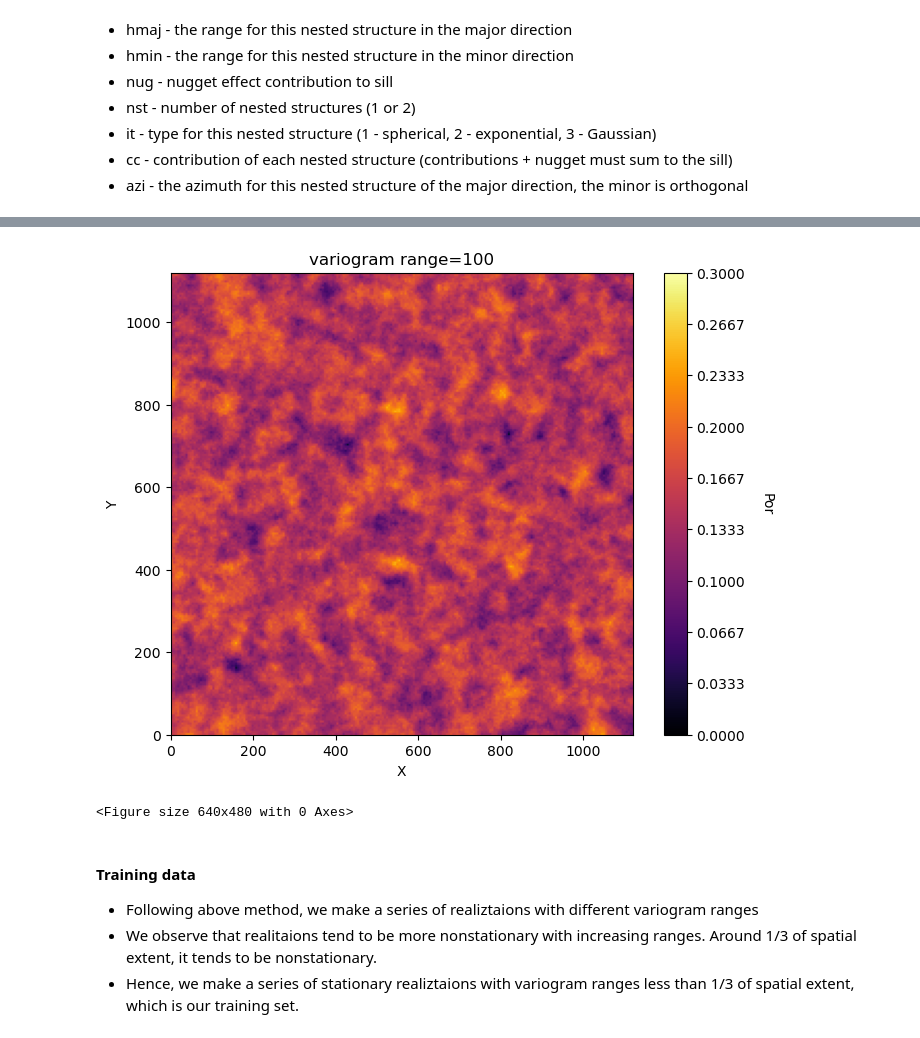
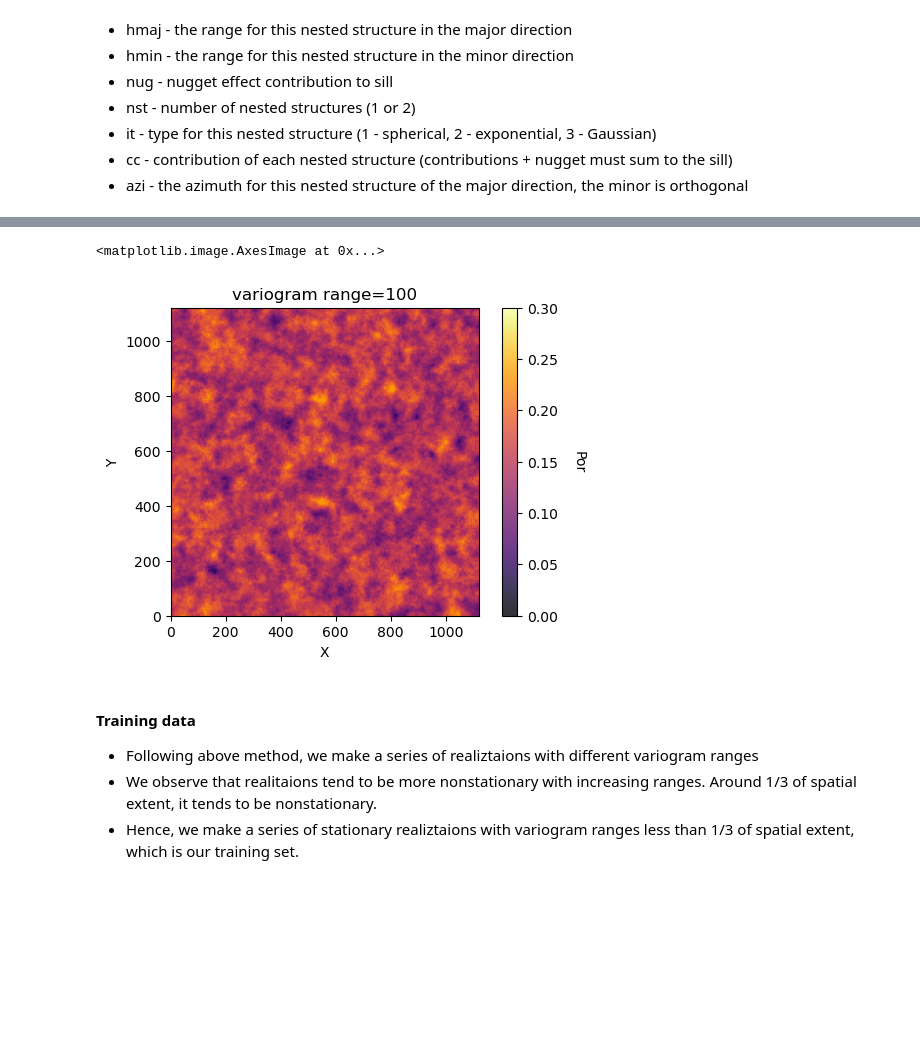
Before and after one commit to LeiLiu-cloud/NonstationarityMitigation_Transformer, a Jupyter notebook: Data Preparation.ipynb, the cells around one changed output, grey strips where cells are left out. Drawn from its saved outputs; the diff is of its cells as text; code cells hidden in the pictures; blank space fills up the shorter version.

```diff
--- a/Data Preparation.ipynb
+++ b/Data Preparation.ipynb
@@ -85,12 +83,13 @@ Reassigning data to nodes
 # %%
 xmin = 0.0; xmax = nx*xsiz; ymin = 0.0; ymax = ny*ysiz;
 cmap = plt.cm.inferno #color map
 
-GSLIB.pixelplt(sim,xmin,xmax,ymin,ymax,xsiz,0,0.3,'variogram range=100','X','Y','Por',cmap,'range=100')
-plt.subplots_adjust(left=0.0, bottom=0.0, right=0.5, top=0.5, wspace=None, hspace=None)
+plt.figure(figsize=(6,4))
+plt.subplot(111)
+GSLIB.pixelplt_st(sim,xmin,xmax,ymin,ymax,xsiz,0,0.3,'variogram range=100','X','Y','Por',cmap)
 # %% [output]
+<matplotlib.image.AxesImage at 0x...>
-[figure, old version]
+[figure, new version]
-<Figure size 640x480 with 0 Axes>
 # %% [markdown]
 #### Training data
 * Following above method, we make a series of realiztaions with different variogram ranges
```
Also changed, not shown: parts of 3 cells of this notebook.
